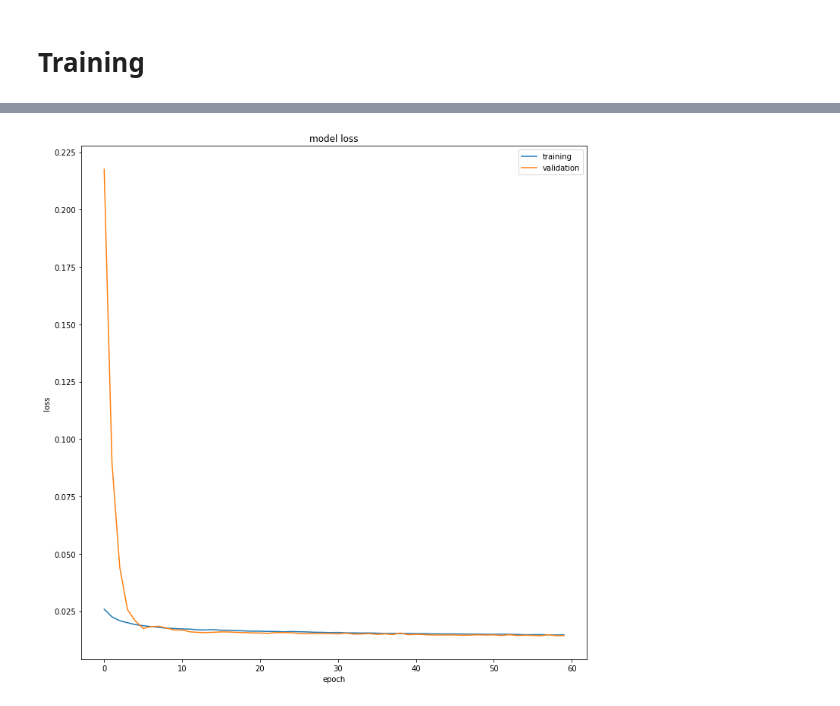
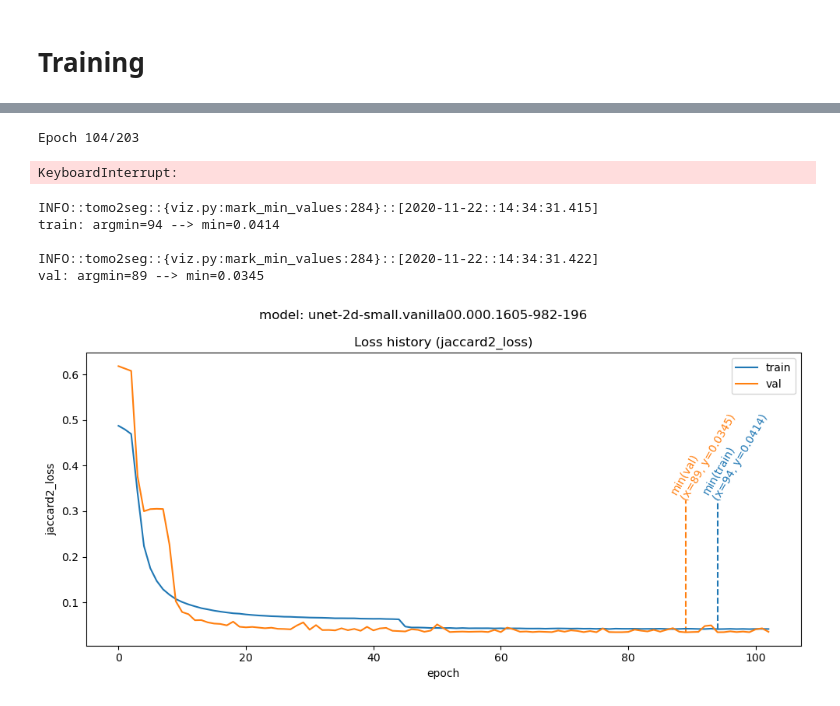
Before and after one commit to jpcbertoldo/tomo2seg, a Jupyter notebook: nbs/train-00.ipynb, the cells around one changed output, grey strips where cells are left out. Cells and saved outputs as stored; diff of their text form; code cells hidden in the pictures.

Commit message:
make training history display, adjust estimation volume, customize history callback,

```diff
--- a/nbs/train-00.ipynb
+++ b/nbs/train-00.ipynb
@@ -439,11 +428,0 @@ Epoch 30/30
-# %%
-history = model.fit(
-    x=crop_seq_train,
-    validation_data=crop_seq_val,
-    epochs=30,
-    callbacks=cbs,
-    verbose=2,
-    use_multiprocessing=False,
-    initial_epoch=0,
-)
-histories.append(history)
@@ -489,7 +429,44 @@ history_df.to_csv("temp-hist.csv", index=False)
-# %%
-history = merged_history
-plt.subplots(figsize=(10,10))
-plt.tight_layout()
-viz.display_training_curves(history['loss'], history['val_loss'], 'loss', 111)
-# %% [output]
-[figure, removed]
+# %%
+n_epochs = 100
+
+model.fit(
+    # data sequences
+    x=crop_seq_train,
+    validation_data=crop_seq_val,
+
+    # epochs
+    initial_epoch=history_cb.last_epoch + 1,  # for some reason it is 0-starting and others 1-starting...
+    epochs=history_cb.last_epoch + 1 + n_epochs,
+
+    # others
+    callbacks=callbacks,
+    verbose=2,
+    use_multiprocessing=False,
+);
+# %% [output]
+Epoch 104/203
+KeyboardInterrupt:
+# %%
+fig, axs = plt.subplots(1, 1, figsize=(10, 5), dpi=100)
+fig.set_tight_layout(True)
+
+hist_display = viz.TrainingHistoryDisplay(
+    history_cb.history,
+    model_name=tomo2seg_model.name,
+    loss_name=model.loss.__name__,
+).plot(axs, with_lr=False)
+
+viz.mark_min_values(hist_display.ax_loss_, hist_display.plots_["loss"][0])
+viz.mark_min_values(hist_display.ax_loss_, hist_display.plots_["val_loss"][0])
+
+hist_display.fig_.savefig(
+    tomo2seg_model.model_path / (hist_display.title + ".png"),
+    format='png',
+)
+# %% [output]
+INFO::tomo2seg::{viz.py:mark_min_values:284}::[2020-11-22::14:34:31.415]
+train: argmin=94 --> min=0.0414
+
+INFO::tomo2seg::{viz.py:mark_min_values:284}::[2020-11-22::14:34:31.422]
+val: argmin=89 --> min=0.0345
+[figure, added]
```
Also changed, not shown: parts of 30 cells of this notebook, 9 other files.
